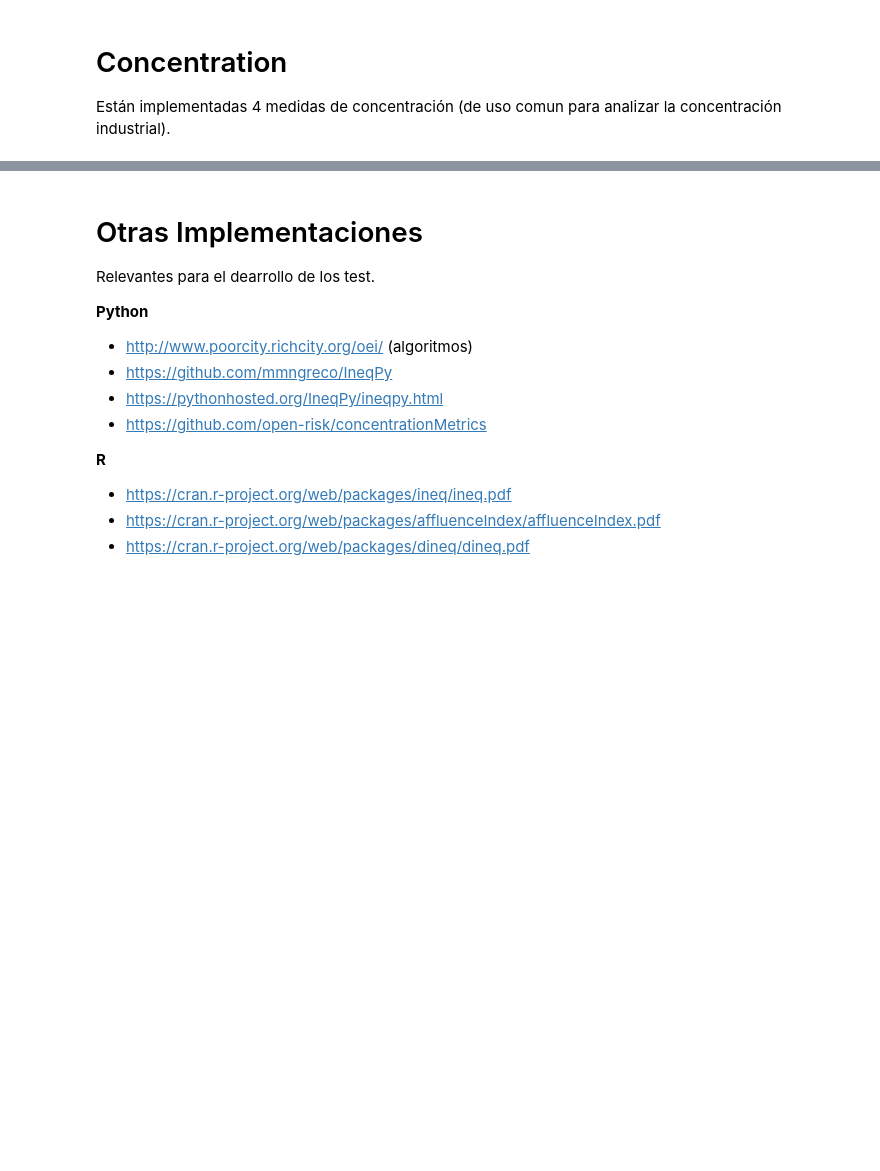
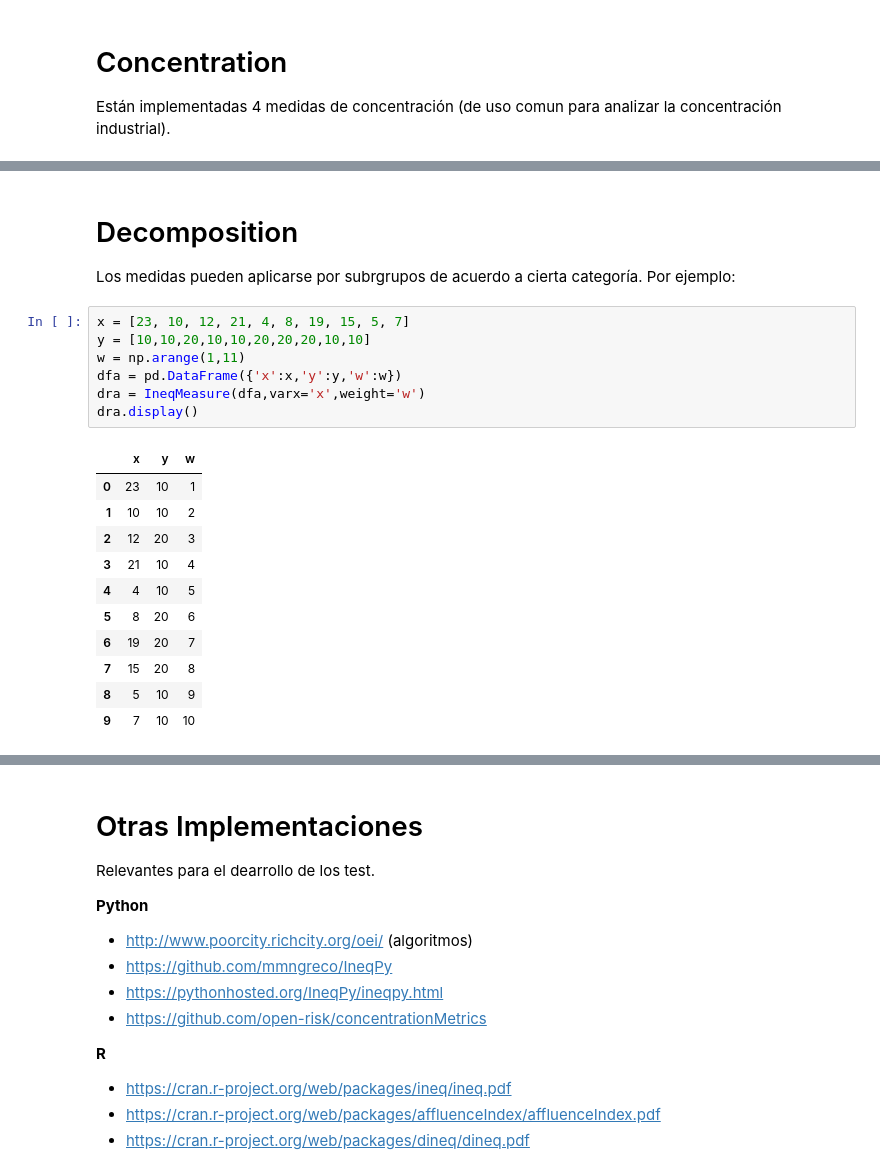
Before and after one commit to ngrion/apode, a Jupyter notebook: apode.ipynb, the cells around one changed output, grey strips where cells are left out. Cells and saved outputs as stored; diff of their text form; blank space fills up the shorter version.

Commit message:
Index decomposition
Se agrega eesta funcionalidad a la clase

```diff
--- a/apode.ipynb
+++ b/apode.ipynb
@@ -372,0 +373,23 @@ dz_c
+# %% [markdown]
+# Decomposition
+
+Los medidas pueden aplicarse por subrgrupos de acuerdo a cierta categoría. Por ejemplo:
+# %%
+x = [23, 10, 12, 21, 4, 8, 19, 15, 5, 7]
+y = [10,10,20,10,10,20,20,20,10,10]
+w = np.arange(1,11)
+dfa = pd.DataFrame({'x':x,'y':y,'w':w})
+dra = IneqMeasure(dfa,varx='x',weight='w')
+dra.display()
+# %% [output]
+|  | x | y | w |
+| 0 | 23 | 10 | 1 |
+| 1 | 10 | 10 | 2 |
+| 2 | 12 | 20 | 3 |
+| 3 | 21 | 10 | 4 |
+| 4 | 4 | 10 | 5 |
+| 5 | 8 | 20 | 6 |
+| 6 | 19 | 20 | 7 |
+| 7 | 15 | 20 | 8 |
+| 8 | 5 | 10 | 9 |
+| 9 | 7 | 10 | 10 |
```
Also changed, not shown: parts of 21 cells of this notebook, 6 other files.
